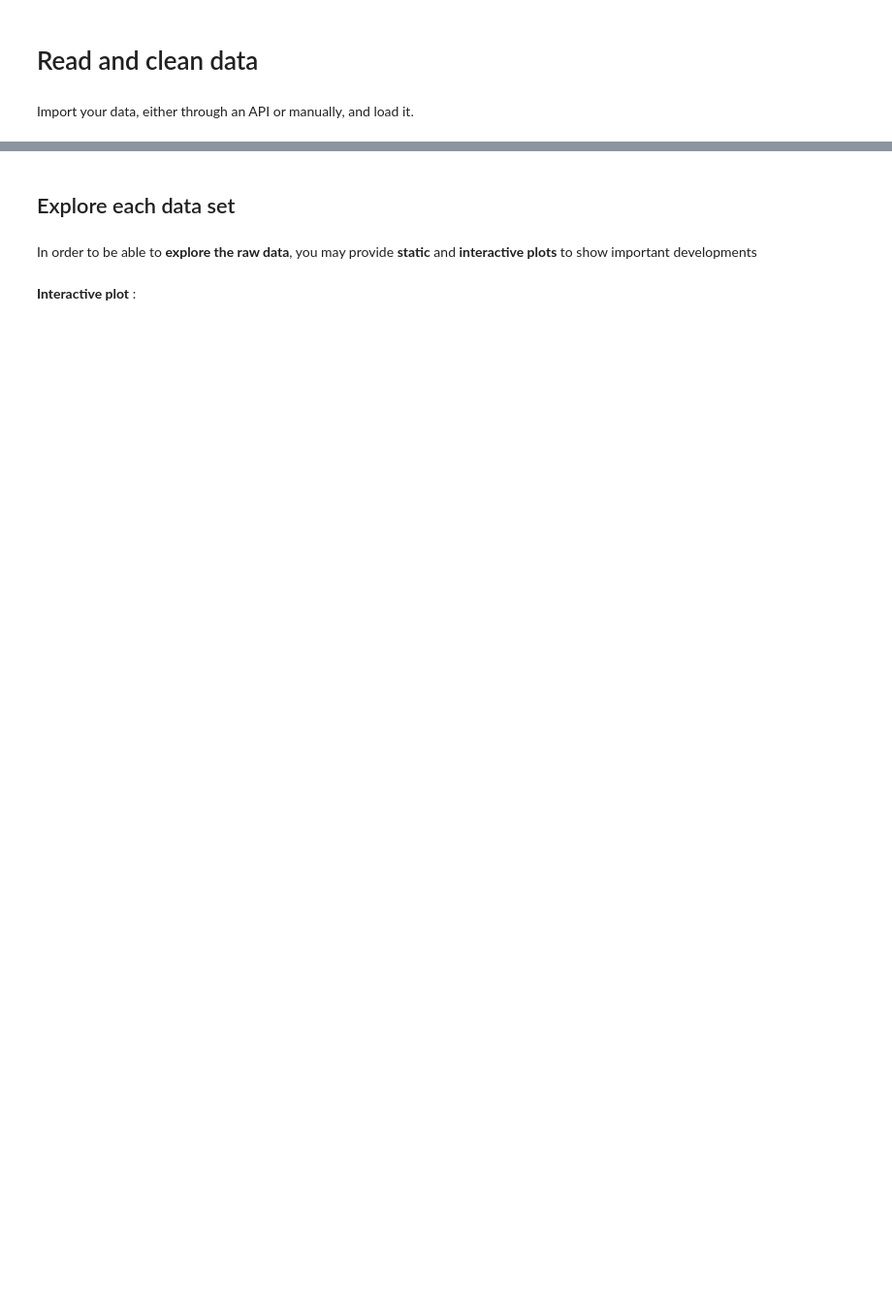
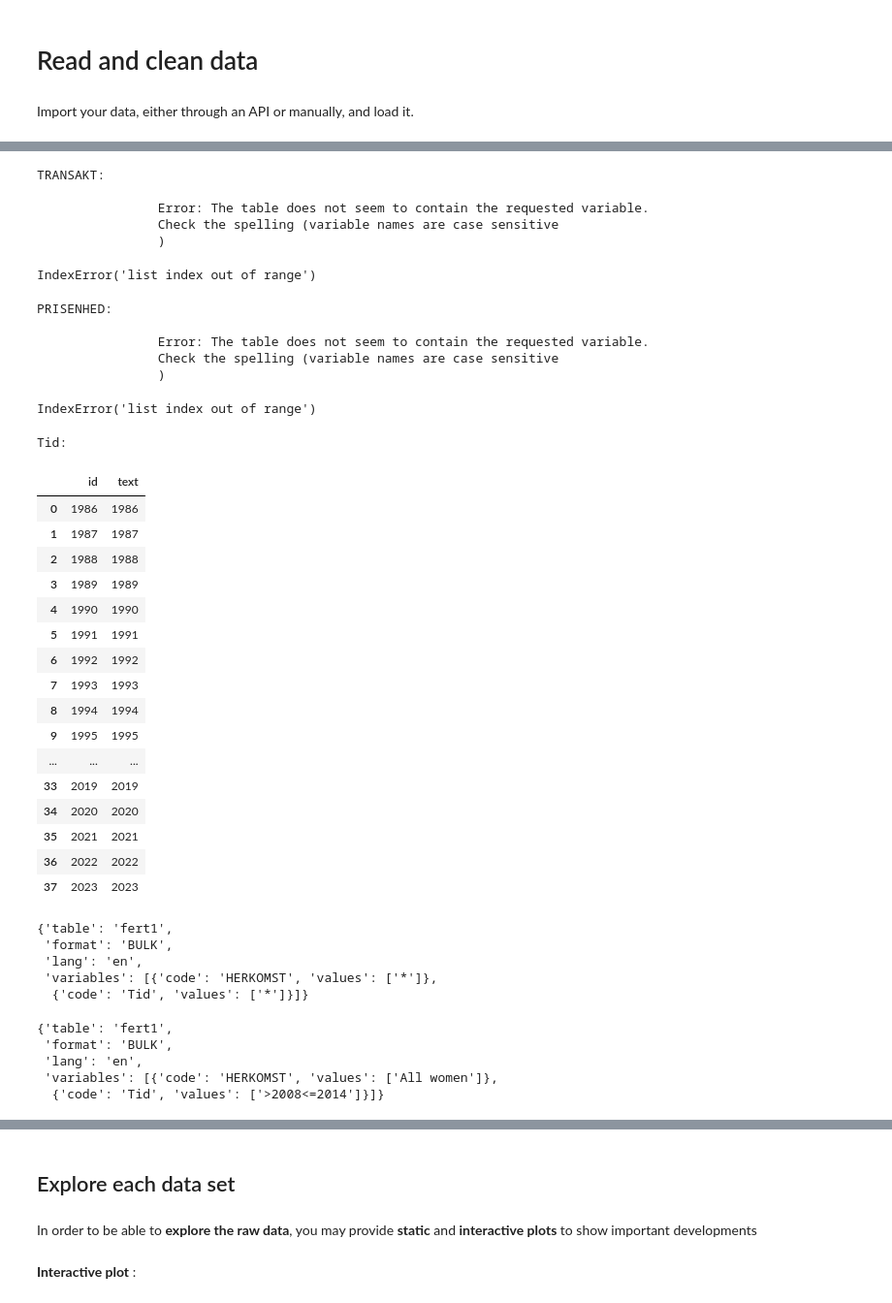
Before and after one commit to NumEconCopenhagen/projects-2024-mikkel-julius-jacob, a Jupyter notebook: dataproject/WorkSpace/Julius/dataproject.ipynb, the cells around one changed output, grey strips where cells are left out. Shown: that part at 97% size. Saved outputs shown, nothing was run; the diff lists cells and outputs as text; code cells hidden in the pictures; blank space fills up the shorter version.

```diff
--- a/dataproject/WorkSpace/Julius/dataproject.ipynb
+++ b/dataproject/WorkSpace/Julius/dataproject.ipynb
@@ -31,0 +169,56 @@ NameError: name 'DstApi' is not defined
+# %%
+for variable in tabsum['variable name']:
+    print(variable+':')
+    display(fert.variable_levels(variable, language='en'))
+# %% [output]
+TRANSAKT:
+
+                Error: The table does not seem to contain the requested variable.
+                Check the spelling (variable names are case sensitive
+                )
+IndexError('list index out of range')
+PRISENHED:
+
+                Error: The table does not seem to contain the requested variable.
+                Check the spelling (variable names are case sensitive
+                )
+IndexError('list index out of range')
+Tid:
+|  | id | text |
+| 0 | 1986 | 1986 |
+| 1 | 1987 | 1987 |
+| 2 | 1988 | 1988 |
+| 3 | 1989 | 1989 |
+| 4 | 1990 | 1990 |
+| 5 | 1991 | 1991 |
+| 6 | 1992 | 1992 |
+| 7 | 1993 | 1993 |
+| 8 | 1994 | 1994 |
+| 9 | 1995 | 1995 |
+| ... | ... | ... |
+| 33 | 2019 | 2019 |
+| 34 | 2020 | 2020 |
+| 35 | 2021 | 2021 |
+| 36 | 2022 | 2022 |
+| 37 | 2023 | 2023 |
+# %%
+params = fert._define_base_params(language='en')
+params
+# %% [output]
+{'table': 'fert1',
+ 'format': 'BULK',
+ 'lang': 'en',
+ 'variables': [{'code': 'HERKOMST', 'values': ['*']},
+  {'code': 'Tid', 'values': ['*']}]}
+# %%
+{'table': 'fert1',
+ 'format': 'BULK',
+ 'lang': 'en',
+ 'variables': [{'code': 'HERKOMST', 'values': ['All women']},
+  {'code': 'Tid', 'values': ['>2008<=2014']}]}
+# %% [output]
+{'table': 'fert1',
+ 'format': 'BULK',
+ 'lang': 'en',
+ 'variables': [{'code': 'HERKOMST', 'values': ['All women']},
+  {'code': 'Tid', 'values': ['>2008<=2014']}]}
```
Also changed, not shown: parts of 8 cells of this notebook.
